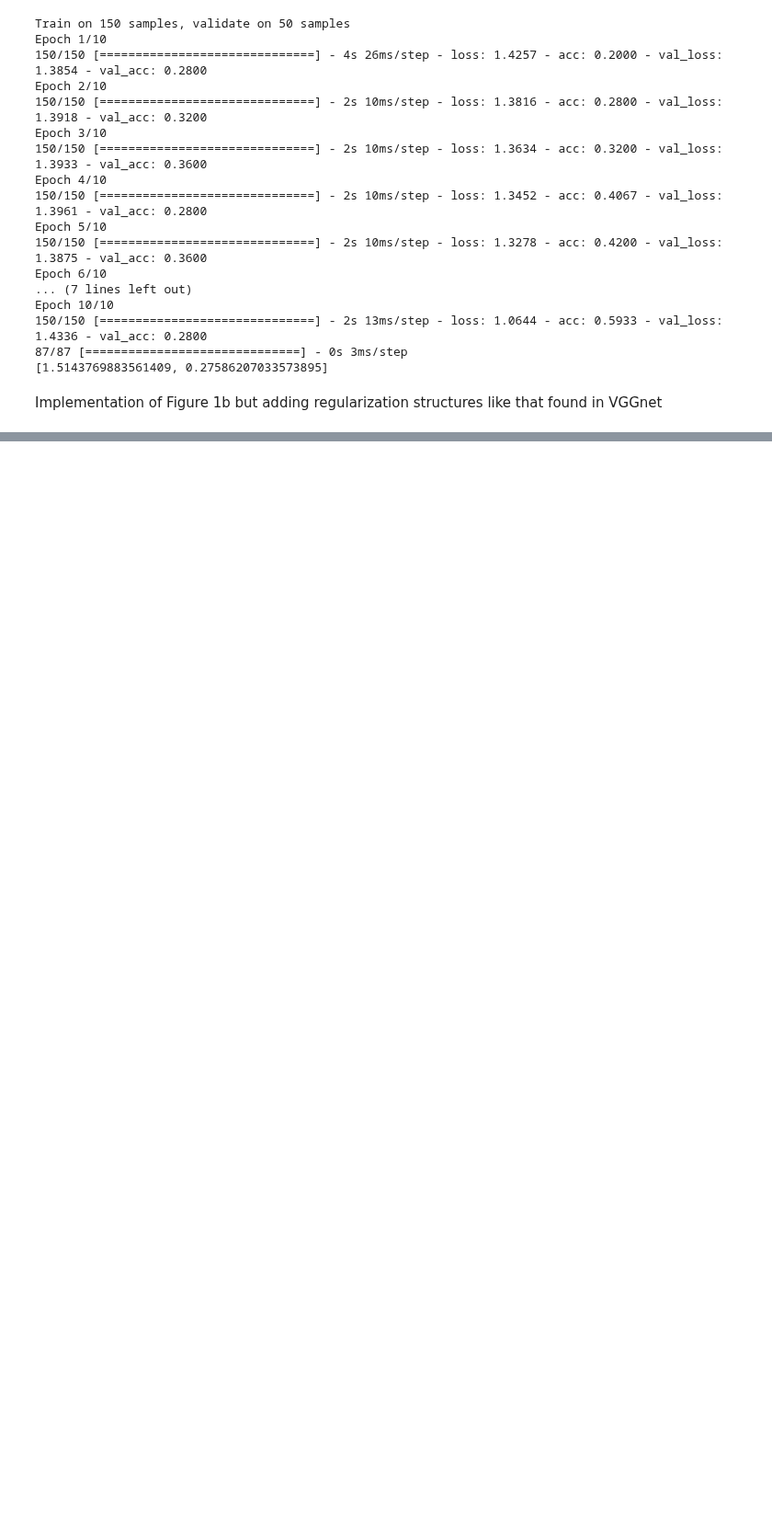
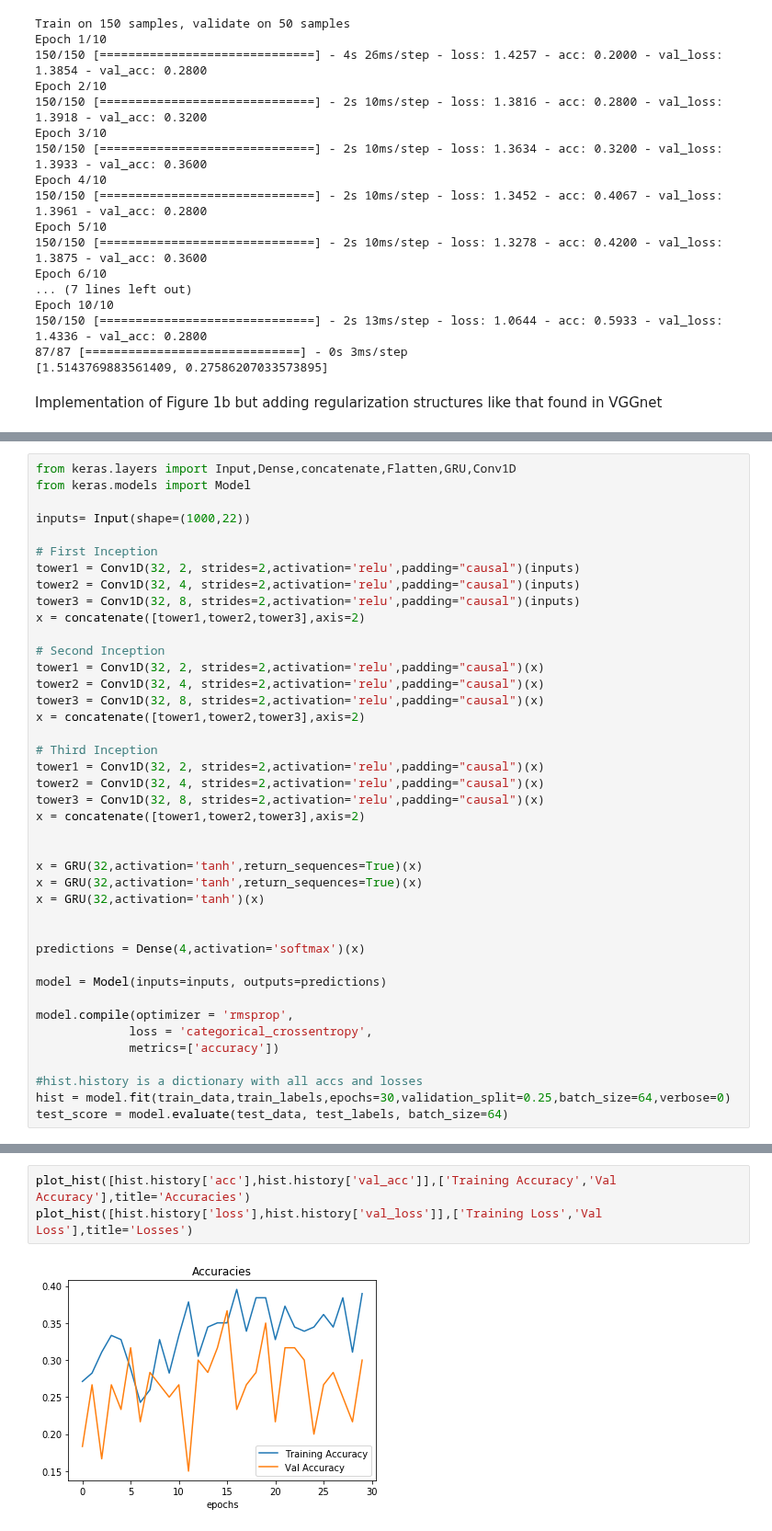
Before and after one commit to kunalpatel1793/Neural-Nets-Final-Project, a Jupyter notebook: Model.ipynb, the cells around one changed output, grey strips where cells are left out. Shown at 92% size. Cells and saved outputs as stored; diff of their text form; blank space fills up the shorter version.

```diff
--- a/Model.ipynb
+++ b/Model.ipynb
@@ -326,0 +404,41 @@ plot_hist([hist.history['loss'],hist.history['val_loss']],['Training Accuracy','
+# %%
+from keras.layers import Input,Dense,concatenate,Flatten,GRU,Conv1D
+from keras.models import Model
+
+inputs= Input(shape=(1000,22))
+
+# First Inception
+tower1 = Conv1D(32, 2, strides=2,activation='relu',padding="causal")(inputs)
+tower2 = Conv1D(32, 4, strides=2,activation='relu',padding="causal")(inputs)
+tower3 = Conv1D(32, 8, strides=2,activation='relu',padding="causal")(inputs)
+x = concatenate([tower1,tower2,tower3],axis=2)
+
+# Second Inception
+tower1 = Conv1D(32, 2, strides=2,activation='relu',padding="causal")(x)
+tower2 = Conv1D(32, 4, strides=2,activation='relu',padding="causal")(x)
+tower3 = Conv1D(32, 8, strides=2,activation='relu',padding="causal")(x)
+x = concatenate([tower1,tower2,tower3],axis=2)
+
+# Third Inception
+tower1 = Conv1D(32, 2, strides=2,activation='relu',padding="causal")(x)
+tower2 = Conv1D(32, 4, strides=2,activation='relu',padding="causal")(x)
+tower3 = Conv1D(32, 8, strides=2,activation='relu',padding="causal")(x)
+x = concatenate([tower1,tower2,tower3],axis=2)
+
+
+x = GRU(32,activation='tanh',return_sequences=True)(x)
+x = GRU(32,activation='tanh',return_sequences=True)(x)
+x = GRU(32,activation='tanh')(x)
+
+
+predictions = Dense(4,activation='softmax')(x)
+
+model = Model(inputs=inputs, outputs=predictions)
+
+model.compile(optimizer = 'rmsprop',
+             loss = 'categorical_crossentropy',
+             metrics=['accuracy'])
+
+#hist.history is a dictionary with all accs and losses
+hist = model.fit(train_data,train_labels,epochs=30,validation_split=0.25,batch_size=64,verbose=0)
+test_score = model.evaluate(test_data, test_labels, batch_size=64)
@@ -326,0 +447,5 @@ plot_hist([hist.history['loss'],hist.history['val_loss']],['Training Accuracy','
+# %%
+plot_hist([hist.history['acc'],hist.history['val_acc']],['Training Accuracy','Val Accuracy'],title='Accuracies')
+plot_hist([hist.history['loss'],hist.history['val_loss']],['Training Loss','Val Loss'],title='Losses')
+# %% [output]
+[figure, added]
```
Also changed, not shown: parts of 16 cells of this notebook.
